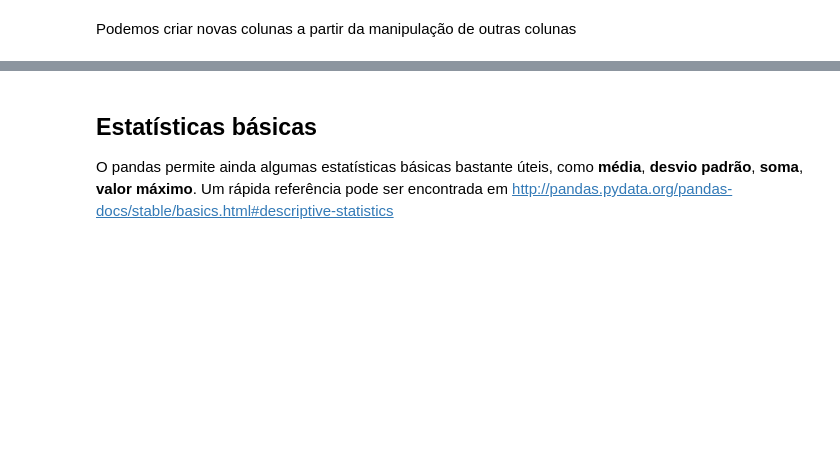
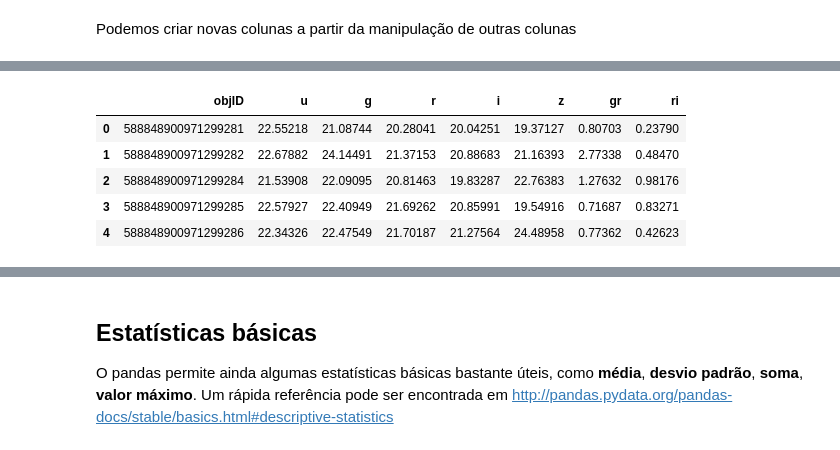
Before and after one commit to SciPy-SP/encontros, a Jupyter notebook: encontros/pandas_hangout/Pandas - breve tutorial.ipynb, the cells around one changed output, grey strips where cells are left out. Cells and saved outputs as stored; diff of their text form; code cells hidden in the pictures; blank space fills up the shorter version.

```diff
--- a/encontros/pandas_hangout/Pandas - breve tutorial.ipynb
+++ b/encontros/pandas_hangout/Pandas - breve tutorial.ipynb
@@ -87,0 +247,10 @@ df['ur'] = df.u - df.r
+# %%
+df['ri'] = df.r - df.i
+df.head()
+# %% [output]
+|  | objID | u | g | r | i | z | gr | ri |
+| 0 | 588848900971299281 | 22.55218 | 21.08744 | 20.28041 | 20.04251 | 19.37127 | 0.80703 | 0.23790 |
+| 1 | 588848900971299282 | 22.67882 | 24.14491 | 21.37153 | 20.88683 | 21.16393 | 2.77338 | 0.48470 |
+| 2 | 588848900971299284 | 21.53908 | 22.09095 | 20.81463 | 19.83287 | 22.76383 | 1.27632 | 0.98176 |
+| 3 | 588848900971299285 | 22.57927 | 22.40949 | 21.69262 | 20.85991 | 19.54916 | 0.71687 | 0.83271 |
+| 4 | 588848900971299286 | 22.34326 | 22.47549 | 21.70187 | 21.27564 | 24.48958 | 0.77362 | 0.42623 |
```
Also changed, not shown: parts of 42 cells of this notebook.
